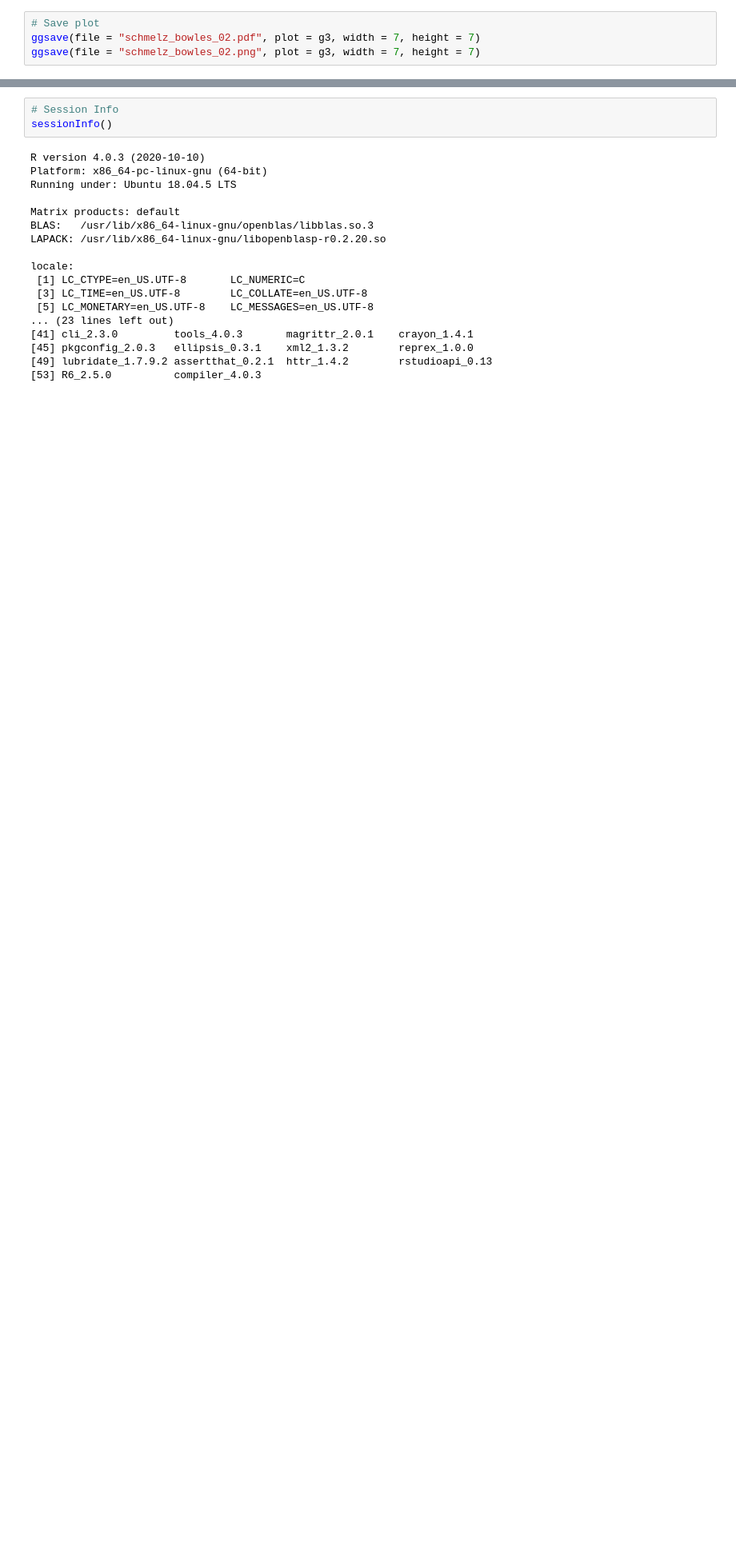
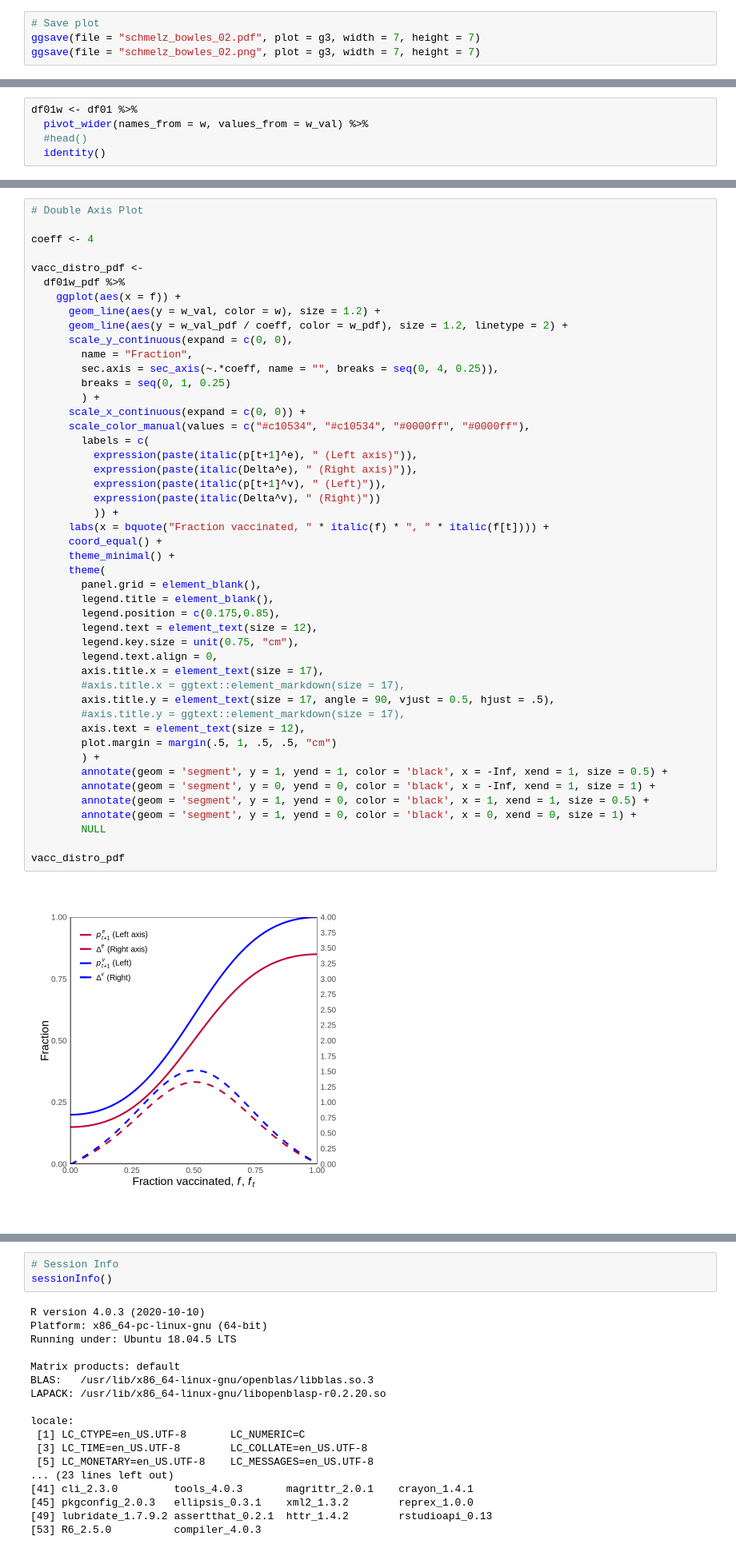
Before and after one commit to scottcohn97/schmelz_bowles, a Jupyter notebook: schmelz_bowles.ipynb, the cells around one changed output, grey strips where cells are left out. Shown: that part at 80% size. Saved outputs shown, nothing was run; the diff lists cells and outputs as text; blank space fills up the shorter version.

```diff
--- a/schmelz_bowles.ipynb
+++ b/schmelz_bowles.ipynb
@@ -196,0 +215,5 @@ ggsave(file = "schmelz_bowles_02.png", plot = g3, width = 7, height = 7)
+# %%
+df01w <- df01 %>%
+  pivot_wider(names_from = w, values_from = w_val) %>%
+  #head()
+  identity()
@@ -196,0 +268,49 @@ ggsave(file = "schmelz_bowles_02.png", plot = g3, width = 7, height = 7)
+# %%
+# Double Axis Plot
+
+coeff <- 4
+
+vacc_distro_pdf <-
+  df01w_pdf %>%
+    ggplot(aes(x = f)) +
+      geom_line(aes(y = w_val, color = w), size = 1.2) +
+      geom_line(aes(y = w_val_pdf / coeff, color = w_pdf), size = 1.2, linetype = 2) +
+      scale_y_continuous(expand = c(0, 0),
+        name = "Fraction",
+        sec.axis = sec_axis(~.*coeff, name = "", breaks = seq(0, 4, 0.25)),
+        breaks = seq(0, 1, 0.25)
+        ) +
+      scale_x_continuous(expand = c(0, 0)) +
+      scale_color_manual(values = c("#c10534", "#c10534", "#0000ff", "#0000ff"),
+        labels = c(
+          expression(paste(italic(p[t+1]^e), " (Left axis)")),
+          expression(paste(italic(Delta^e), " (Right axis)")),
+          expression(paste(italic(p[t+1]^v), " (Left)")),
+          expression(paste(italic(Delta^v), " (Right)"))
+          )) +
+      labs(x = bquote("Fraction vaccinated, " * italic(f) * ", " * italic(f[t]))) +
+      coord_equal() +
+      theme_minimal() +
+      theme(
+        panel.grid = element_blank(),
+        legend.title = element_blank(),
+        legend.position = c(0.175,0.85),
+        legend.text = element_text(size = 12),
+        legend.key.size = unit(0.75, "cm"),
+        legend.text.align = 0,
+        axis.title.x = element_text(size = 17),
+        #axis.title.x = ggtext::element_markdown(size = 17),
+        axis.title.y = element_text(size = 17, angle = 90, vjust = 0.5, hjust = .5),
+        #axis.title.y = ggtext::element_markdown(size = 17),
+        axis.text = element_text(size = 12),
+        plot.margin = margin(.5, 1, .5, .5, "cm")
+        ) +
+        annotate(geom = 'segment', y = 1, yend = 1, color = 'black', x = -Inf, xend = 1, size = 0.5) +
+        annotate(geom = 'segment', y = 0, yend = 0, color = 'black', x = -Inf, xend = 1, size = 1) +
+        annotate(geom = 'segment', y = 1, yend = 0, color = 'black', x = 1, xend = 1, size = 0.5) +
+        annotate(geom = 'segment', y = 1, yend = 0, color = 'black', x = 0, xend = 0, size = 1) +
+        NULL
+
+vacc_distro_pdf
+# %% [output]
+[figure, added]
```
Also changed, not shown: parts of 19 cells of this notebook.
